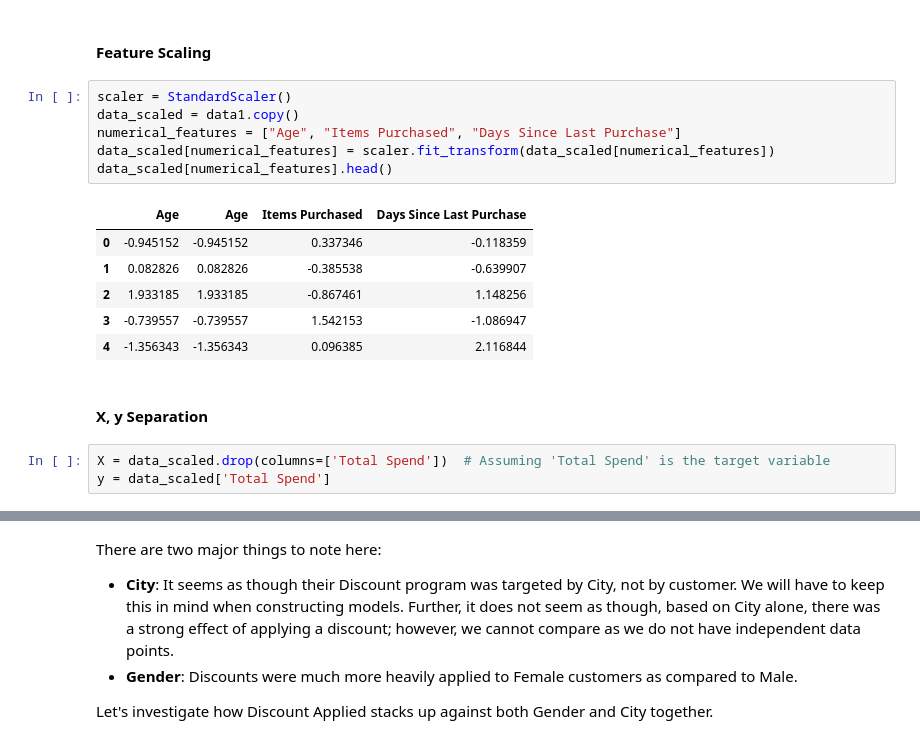
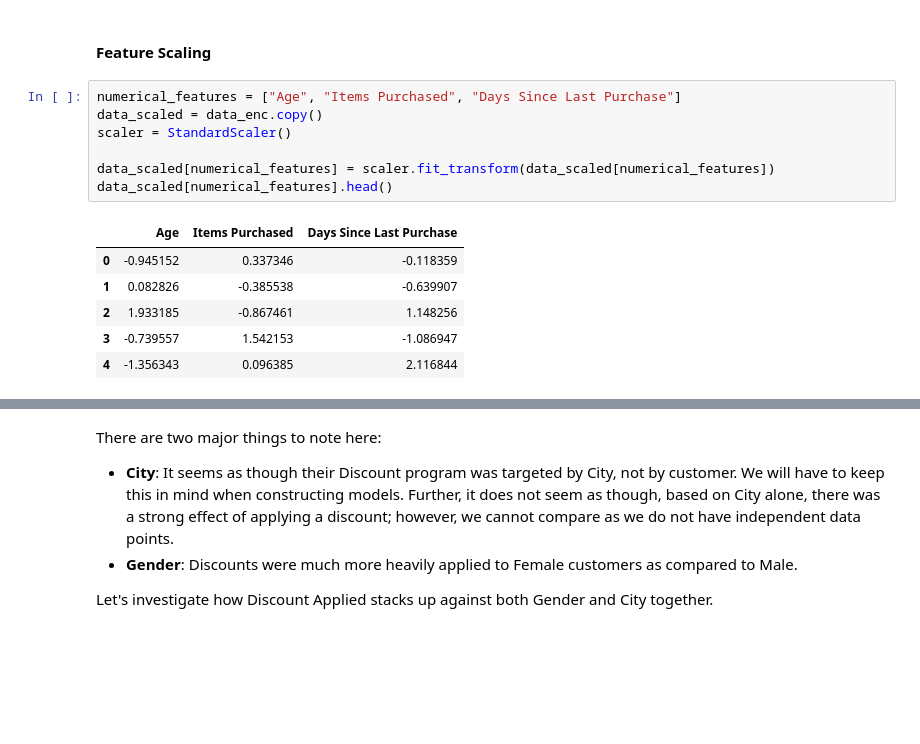
Before and after one commit to scottpitcher/ecommerce-marketing-analytics-optimization, a Jupyter notebook: clv_optimization_model.ipynb, the cells around one changed output, grey strips where cells are left out. Cells and saved outputs as stored; diff of their text form; blank space fills up the shorter version.

```diff
--- a/clv_optimization_model.ipynb
+++ b/clv_optimization_model.ipynb
@@ -109,20 +89,16 @@ data1.head()
 # %% [markdown]
 #### Feature Scaling
 # %%
+numerical_features = ["Age", "Items Purchased", "Days Since Last Purchase"]
+data_scaled = data_enc.copy()
 scaler = StandardScaler()
-data_scaled = data1.copy()
-numerical_features = ["Age", "Items Purchased", "Days Since Last Purchase"]
+
 data_scaled[numerical_features] = scaler.fit_transform(data_scaled[numerical_features])
 data_scaled[numerical_features].head()
 # %% [output]
-|  | Age | Age | Items Purchased | Days Since Last Purchase |
-| 0 | -0.945152 | -0.945152 | 0.337346 | -0.118359 |
-| 1 | 0.082826 | 0.082826 | -0.385538 | -0.639907 |
-| 2 | 1.933185 | 1.933185 | -0.867461 | 1.148256 |
-| 3 | -0.739557 | -0.739557 | 1.542153 | -1.086947 |
-| 4 | -1.356343 | -1.356343 | 0.096385 | 2.116844 |
+|  | Age | Items Purchased | Days Since Last Purchase |
+| 0 | -0.945152 | 0.337346 | -0.118359 |
+| 1 | 0.082826 | -0.385538 | -0.639907 |
+| 2 | 1.933185 | -0.867461 | 1.148256 |
+| 3 | -0.739557 | 1.542153 | -1.086947 |
+| 4 | -1.356343 | 0.096385 | 2.116844 |
-# %% [markdown]
-#### X, y Separation
-# %%
-X = data_scaled.drop(columns=['Total Spend'])  # Assuming 'Total Spend' is the target variable
-y = data_scaled['Total Spend']
```
Also changed, not shown: parts of 30 cells of this notebook.
